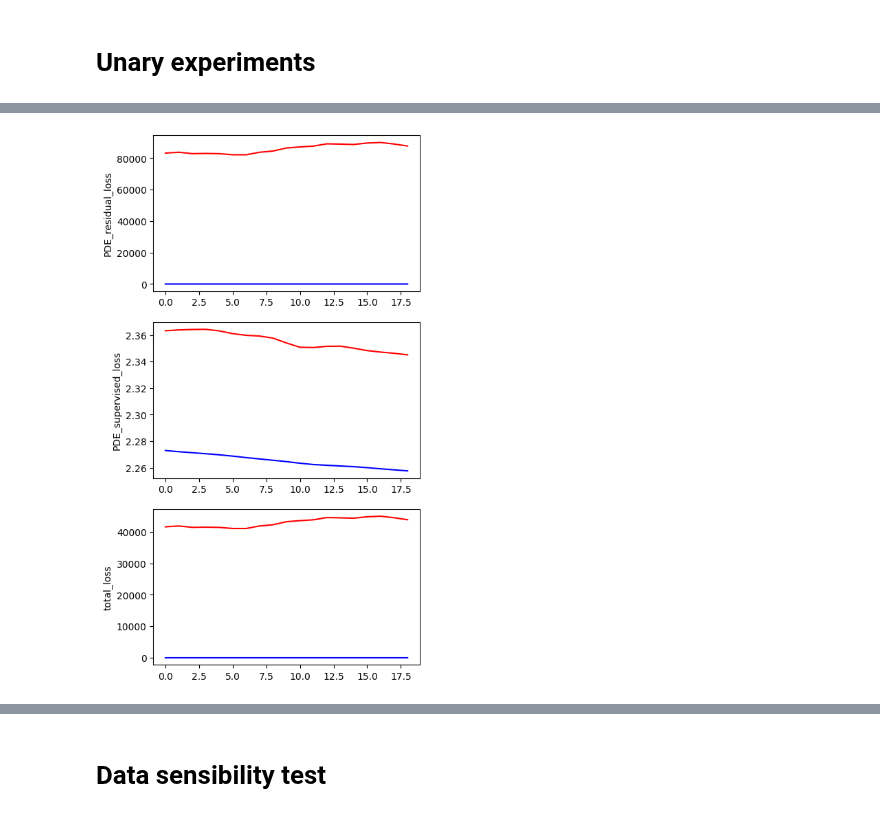
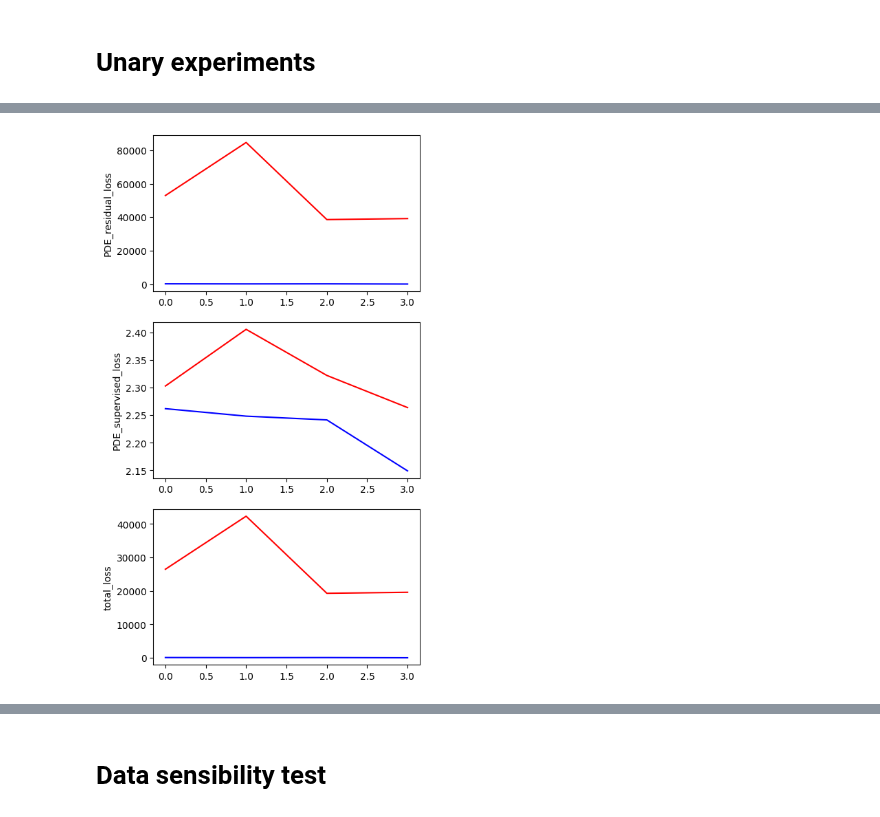
Before and after one commit to grmc1999/PhysicsSimulationDeepLearning, a Jupyter notebook: Notebooks/Result_analysis.ipynb, the cells around one changed output, grey strips where cells are left out. Drawn from its saved outputs; the diff is of its cells as text; code cells hidden in the pictures.

```diff
--- a/Notebooks/Result_analysis.ipynb
+++ b/Notebooks/Result_analysis.ipynb
@@ -76,7 +78,7 @@ hist=hist.tolist()
 
 #plt.plot(step_loss["PDE_supervised_loss"][-100:])
 
-inidx_1=-20
+inidx_1=-10
 inidx_2=-1
 
 step_loss={}
@@ -163,35 +165,35 @@ step_loss_test={}
 for k in hist[1]["train"][0].keys():
     step_loss_train[k]=list(
         #reduce(lambda x,y:x+y,list(b[k] for b in hist[ep]["train"]["generative_losses"])) for ep in hist.keys()
         reduce(lambda x,y:x+y,list(b[k] for b in hist[ep]["train"])) for ep in hist.keys()
     )
 
 #for k in hist[1]["test"]["generative_losses"][0].keys():
 for k in hist[1]["test"][0].keys():
     step_loss_test[k]=list(
         #reduce(lambda x,y:x+y,list(b[k] for b in hist[ep]["test"]["generative_losses"])) for ep in hist.keys()
         reduce(lambda x,y:x+y,list(b[k] for b in hist[ep]["test"])) for ep in hist.keys()
     )
 
 axss=[]
 
-inidx_1=-20
+inidx_1=-5
 inidx_2=-1
 #fig,axs=plt.subplots(figsize=(5,5))
 fig=plt.figure(figsize=(5,10))
 
 t_lines=[]
 axs=fig.subplots(len(step_loss_train.keys()),1)
 for i,(ax,k) in enumerate(zip(axs,step_loss_train.keys())):
     line=ax.plot(np.arange(len(step_loss_train[k][inidx_1:inidx_2])),step_loss_train[k][inidx_1:inidx_2],color='b',label=k)
     line=ax.plot(np.arange(len(step_loss_test[k][inidx_1:inidx_2])),step_loss_test[k][inidx_1:inidx_2],color='r',label=k)
     ax.set(ylabel=k)
     t_lines.append(line)
     axss.append(axs)
 
 plt.show()
 # %% [output]
-[figure, old version]
+[figure, new version]
 # %%
 hist[1]['train']
 # %% [output]
```
Also changed, not shown: parts of 2 cells of this notebook, 4 other files.
